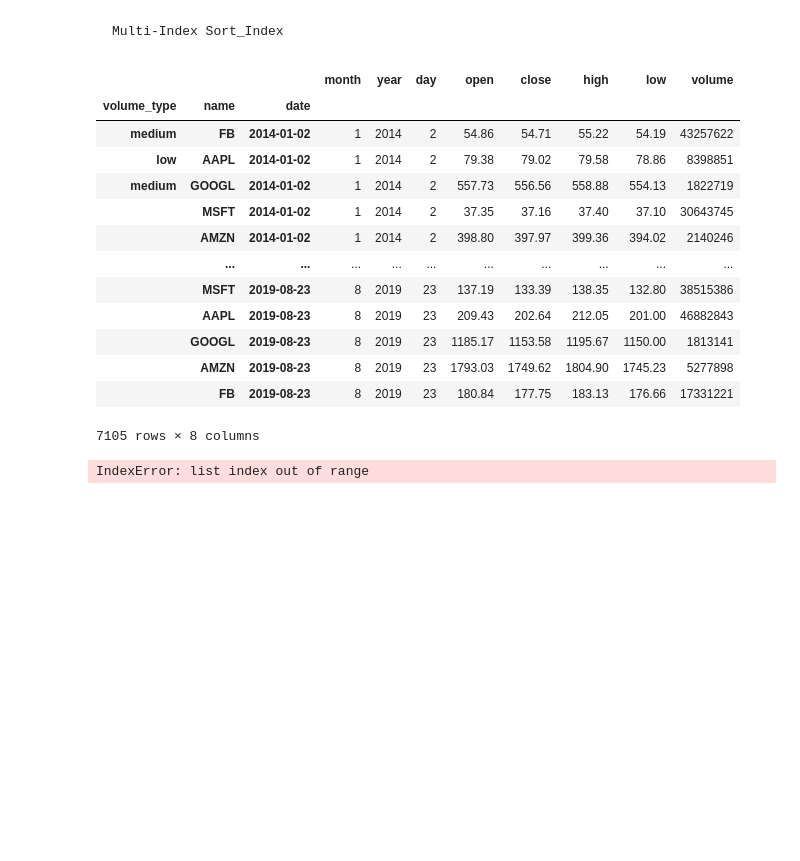
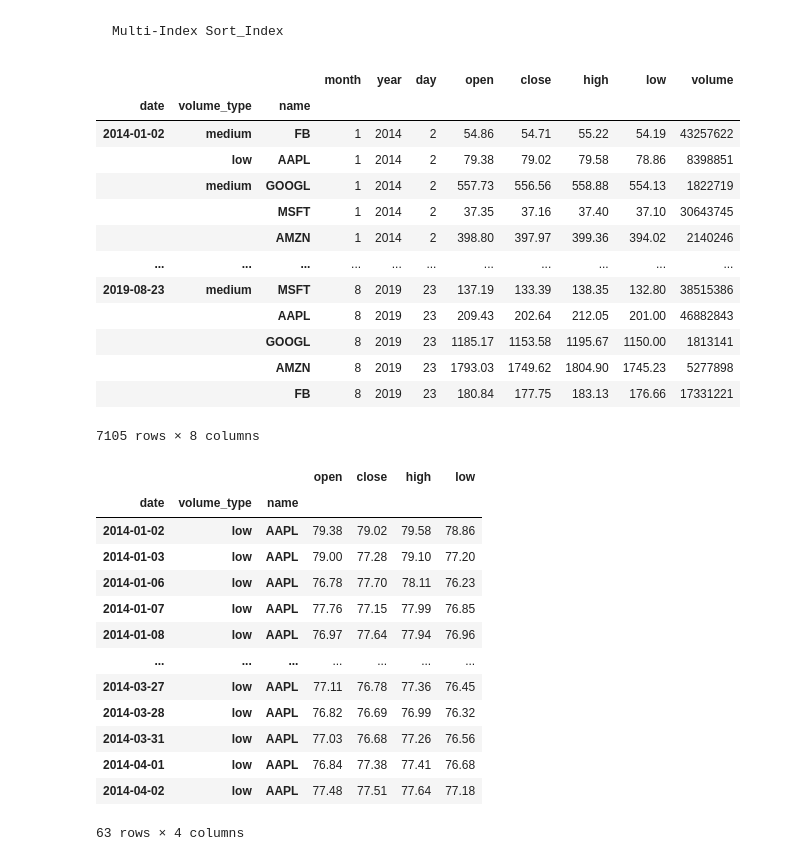
Before and after one commit to Narula901/Python-Library, a Jupyter notebook: Pandas/Practice Problems/Practice Problem - Going MultiDimensional - 2.ipynb, the cells around one changed output. Saved outputs shown, nothing was run; the diff lists cells and outputs as text; code cells hidden in the pictures; blank space fills up the shorter version.

```diff
--- a/Pandas/Practice Problems/Practice Problem - Going MultiDimensional - 2.ipynb
+++ b/Pandas/Practice Problems/Practice Problem - Going MultiDimensional - 2.ipynb
@@ -675,21 +677,34 @@ tech.loc[(slice('2014-01-02', '2014-04-02'), slice(None), 'AAPL'), 'open':'low']
 # %%
-tech_3level.
+tech_3level
 # %% [output]
 |  |  |  | month | year | day | open | close | high | low | volume |
-| volume_type | name | date |  |  |  |  |  |  |  |  |
-| medium | FB | 2014-01-02 | 1 | 2014 | 2 | 54.86 | 54.71 | 55.22 | 54.19 | 43257622 |
-| low | AAPL | 2014-01-02 | 1 | 2014 | 2 | 79.38 | 79.02 | 79.58 | 78.86 | 8398851 |
-| medium | GOOGL | 2014-01-02 | 1 | 2014 | 2 | 557.73 | 556.56 | 558.88 | 554.13 | 1822719 |
-|  | MSFT | 2014-01-02 | 1 | 2014 | 2 | 37.35 | 37.16 | 37.40 | 37.10 | 30643745 |
-|  | AMZN | 2014-01-02 | 1 | 2014 | 2 | 398.80 | 397.97 | 399.36 | 394.02 | 2140246 |
-|  | ... | ... | ... | ... | ... | ... | ... | ... | ... | ... |
-|  | MSFT | 2019-08-23 | 8 | 2019 | 23 | 137.19 | 133.39 | 138.35 | 132.80 | 38515386 |
-|  | AAPL | 2019-08-23 | 8 | 2019 | 23 | 209.43 | 202.64 | 212.05 | 201.00 | 46882843 |
-|  | GOOGL | 2019-08-23 | 8 | 2019 | 23 | 1185.17 | 1153.58 | 1195.67 | 1150.00 | 1813141 |
-|  | AMZN | 2019-08-23 | 8 | 2019 | 23 | 1793.03 | 1749.62 | 1804.90 | 1745.23 | 5277898 |
-|  | FB | 2019-08-23 | 8 | 2019 | 23 | 180.84 | 177.75 | 183.13 | 176.66 | 17331221 |
+| date | volume_type | name |  |  |  |  |  |  |  |  |
+| 2014-01-02 | medium | FB | 1 | 2014 | 2 | 54.86 | 54.71 | 55.22 | 54.19 | 43257622 |
+|  | low | AAPL | 1 | 2014 | 2 | 79.38 | 79.02 | 79.58 | 78.86 | 8398851 |
+|  | medium | GOOGL | 1 | 2014 | 2 | 557.73 | 556.56 | 558.88 | 554.13 | 1822719 |
+|  |  | MSFT | 1 | 2014 | 2 | 37.35 | 37.16 | 37.40 | 37.10 | 30643745 |
+|  |  | AMZN | 1 | 2014 | 2 | 398.80 | 397.97 | 399.36 | 394.02 | 2140246 |
+| ... | ... | ... | ... | ... | ... | ... | ... | ... | ... | ... |
+| 2019-08-23 | medium | MSFT | 8 | 2019 | 23 | 137.19 | 133.39 | 138.35 | 132.80 | 38515386 |
+|  |  | AAPL | 8 | 2019 | 23 | 209.43 | 202.64 | 212.05 | 201.00 | 46882843 |
+|  |  | GOOGL | 8 | 2019 | 23 | 1185.17 | 1153.58 | 1195.67 | 1150.00 | 1813141 |
+|  |  | AMZN | 8 | 2019 | 23 | 1793.03 | 1749.62 | 1804.90 | 1745.23 | 5277898 |
+|  |  | FB | 8 | 2019 | 23 | 180.84 | 177.75 | 183.13 | 176.66 | 17331221 |
 7105 rows × 8 columns
 # %%
-tech.loc[(slice('2014-01-02', '2014-04-02'), slice(None), 'AAPL'), 'open':'low']
+tech_3level.loc[(slice('2014-01-02', '2014-04-02'), slice(None), 'AAPL'), 'open':'low']
 # %% [output]
+|  |  |  | open | close | high | low |
+| date | volume_type | name |  |  |  |  |
+| 2014-01-02 | low | AAPL | 79.38 | 79.02 | 79.58 | 78.86 |
+| 2014-01-03 | low | AAPL | 79.00 | 77.28 | 79.10 | 77.20 |
+| 2014-01-06 | low | AAPL | 76.78 | 77.70 | 78.11 | 76.23 |
+| 2014-01-07 | low | AAPL | 77.76 | 77.15 | 77.99 | 76.85 |
+| 2014-01-08 | low | AAPL | 76.97 | 77.64 | 77.94 | 76.96 |
+| ... | ... | ... | ... | ... | ... | ... |
+| 2014-03-27 | low | AAPL | 77.11 | 76.78 | 77.36 | 76.45 |
+| 2014-03-28 | low | AAPL | 76.82 | 76.69 | 76.99 | 76.32 |
+| 2014-03-31 | low | AAPL | 77.03 | 76.68 | 77.26 | 76.56 |
+| 2014-04-01 | low | AAPL | 76.84 | 77.38 | 77.41 | 76.68 |
+| 2014-04-02 | low | AAPL | 77.48 | 77.51 | 77.64 | 77.18 |
-IndexError: list index out of range
+63 rows × 4 columns
```
Also changed, not shown: parts of 7 cells of this notebook.
